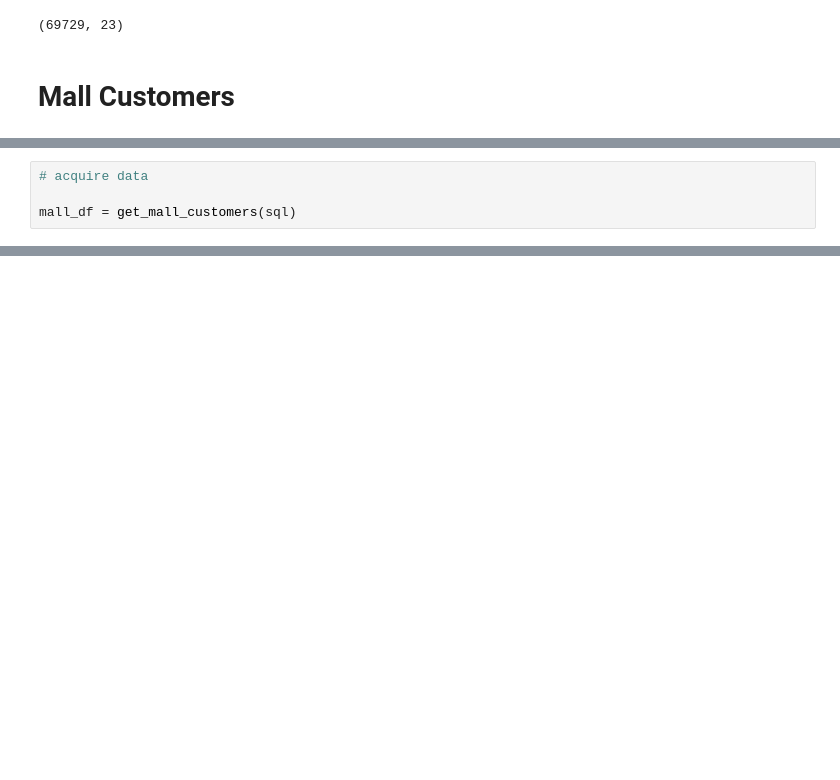
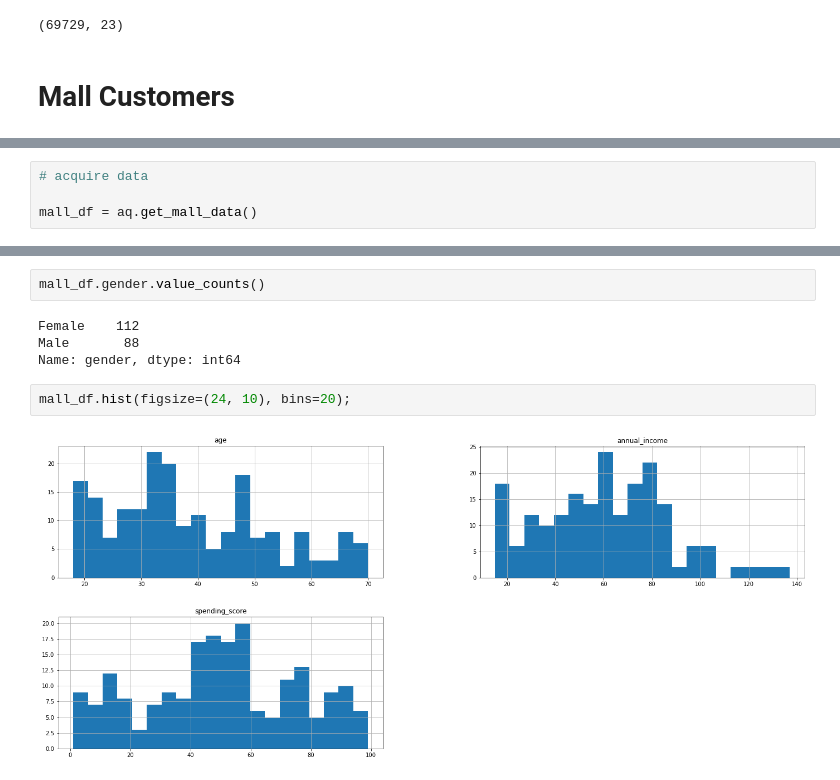
Before and after one commit to cfreeman22/clustering-exercises, a Jupyter notebook: zillow.ipynb, the cells around one changed output, grey strips where cells are left out. Cells and saved outputs as stored; diff of their text form; blank space fills up the shorter version.

```diff
--- a/zillow.ipynb
+++ b/zillow.ipynb
@@ -653,4 +644,4 @@ def get_mall_customers(sql):
 # %%
 # acquire data
 
-mall_df = get_mall_customers(sql)
+mall_df = aq.get_mall_data()
@@ -658,0 +696,10 @@ NameError: name 'get_db_url' is not defined
+# %%
+mall_df.gender.value_counts()
+# %% [output]
+Female    112
+Male       88
+Name: gender, dtype: int64
+# %%
+mall_df.hist(figsize=(24, 10), bins=20);
+# %% [output]
+[figure, added]
```
Also changed, not shown: parts of 26 cells of this notebook, 1 other file.
